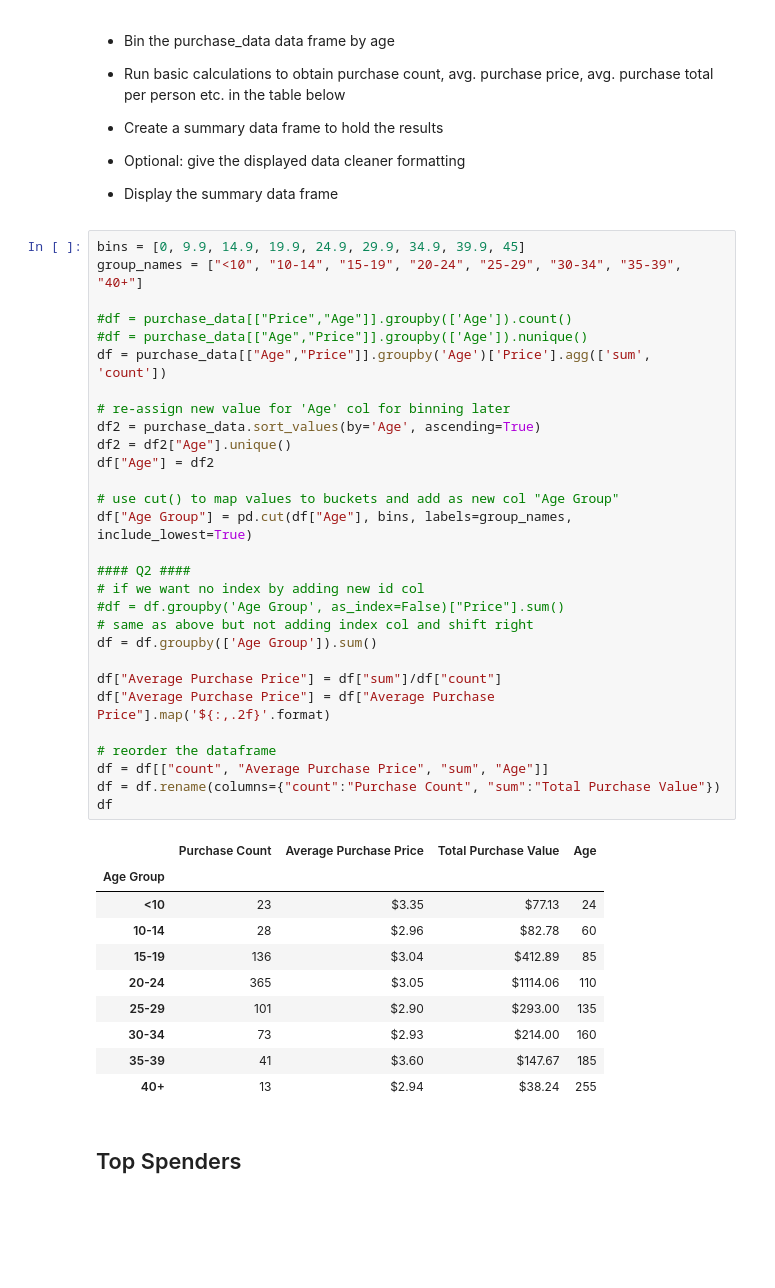
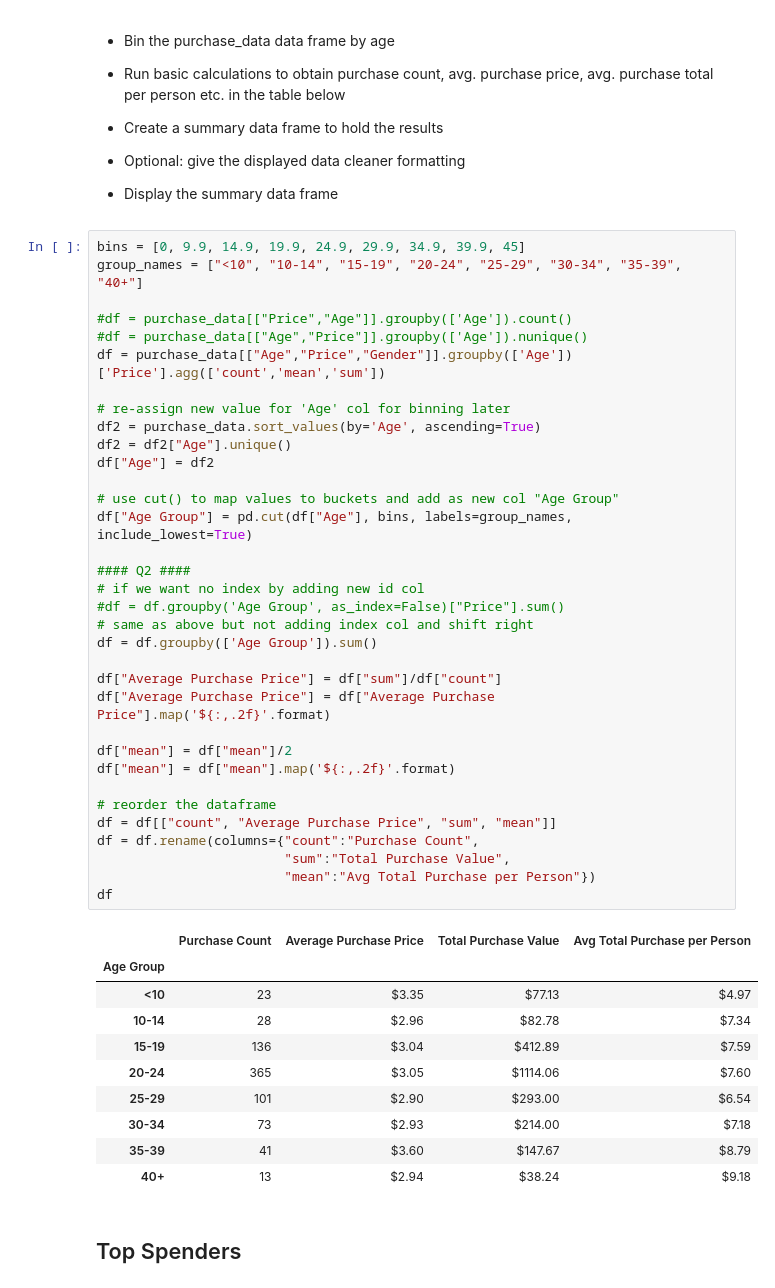
Before and after one commit to analyst-dave/HW4-Pandas, a Jupyter notebook: HeroesOfPymoli.ipynb, the cells around one changed output. Cells and saved outputs as stored; diff of their text form; blank space fills up the shorter version.

```diff
--- a/HeroesOfPymoli.ipynb
+++ b/HeroesOfPymoli.ipynb
@@ -245,43 +245,48 @@ df
 # %%
 bins = [0, 9.9, 14.9, 19.9, 24.9, 29.9, 34.9, 39.9, 45]
 group_names = ["<10", "10-14", "15-19", "20-24", "25-29", "30-34", "35-39", "40+"]
 
 #df = purchase_data[["Price","Age"]].groupby(['Age']).count()
 #df = purchase_data[["Age","Price"]].groupby(['Age']).nunique()
-df = purchase_data[["Age","Price"]].groupby('Age')['Price'].agg(['sum', 'count'])
+df = purchase_data[["Age","Price","Gender"]].groupby(['Age'])['Price'].agg(['count','mean','sum'])
 
 # re-assign new value for 'Age' col for binning later
 df2 = purchase_data.sort_values(by='Age', ascending=True)
 df2 = df2["Age"].unique()
 df["Age"] = df2
 
 # use cut() to map values to buckets and add as new col "Age Group"
 df["Age Group"] = pd.cut(df["Age"], bins, labels=group_names, include_lowest=True)
 
 #### Q2 ####
 # if we want no index by adding new id col
 #df = df.groupby('Age Group', as_index=False)["Price"].sum()
 # same as above but not adding index col and shift right
 df = df.groupby(['Age Group']).sum()
 
 df["Average Purchase Price"] = df["sum"]/df["count"]
 df["Average Purchase Price"] = df["Average Purchase Price"].map('${:,.2f}'.format)
 
+df["mean"] = df["mean"]/2
+df["mean"] = df["mean"].map('${:,.2f}'.format)
+
 # reorder the dataframe
-df = df[["count", "Average Purchase Price", "sum", "Age"]]
-df = df.rename(columns={"count":"Purchase Count", "sum":"Total Purchase Value"})
+df = df[["count", "Average Purchase Price", "sum", "mean"]]
+df = df.rename(columns={"count":"Purchase Count",
+                        "sum":"Total Purchase Value",
+                        "mean":"Avg Total Purchase per Person"})
 df
 # %% [output]
-|  | Purchase Count | Average Purchase Price | Total Purchase Value | Age |
+|  | Purchase Count | Average Purchase Price | Total Purchase Value | Avg Total Purchase per Person |
 | Age Group |  |  |  |  |
-| <10 | 23 | $3.35 | $77.13 | 24 |
-| 10-14 | 28 | $2.96 | $82.78 | 60 |
-| 15-19 | 136 | $3.04 | $412.89 | 85 |
-| 20-24 | 365 | $3.05 | $1114.06 | 110 |
-| 25-29 | 101 | $2.90 | $293.00 | 135 |
-| 30-34 | 73 | $2.93 | $214.00 | 160 |
-| 35-39 | 41 | $3.60 | $147.67 | 185 |
-| 40+ | 13 | $2.94 | $38.24 | 255 |
+| <10 | 23 | $3.35 | $77.13 | $4.97 |
+| 10-14 | 28 | $2.96 | $82.78 | $7.34 |
+| 15-19 | 136 | $3.04 | $412.89 | $7.59 |
+| 20-24 | 365 | $3.05 | $1114.06 | $7.60 |
+| 25-29 | 101 | $2.90 | $293.00 | $6.54 |
+| 30-34 | 73 | $2.93 | $214.00 | $7.18 |
+| 35-39 | 41 | $3.60 | $147.67 | $8.79 |
+| 40+ | 13 | $2.94 | $38.24 | $9.18 |
 # %% [markdown]
 ## Top Spenders
 # %% [markdown]
```
Also changed, not shown: parts of 1 cell of this notebook.
